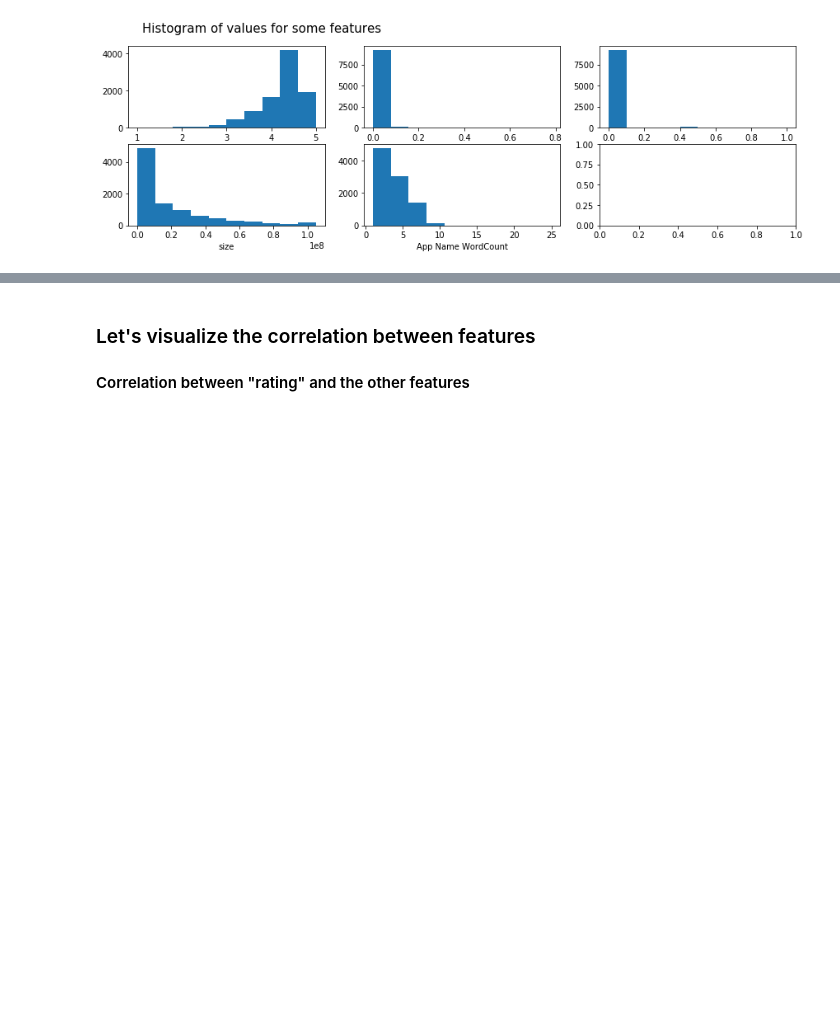
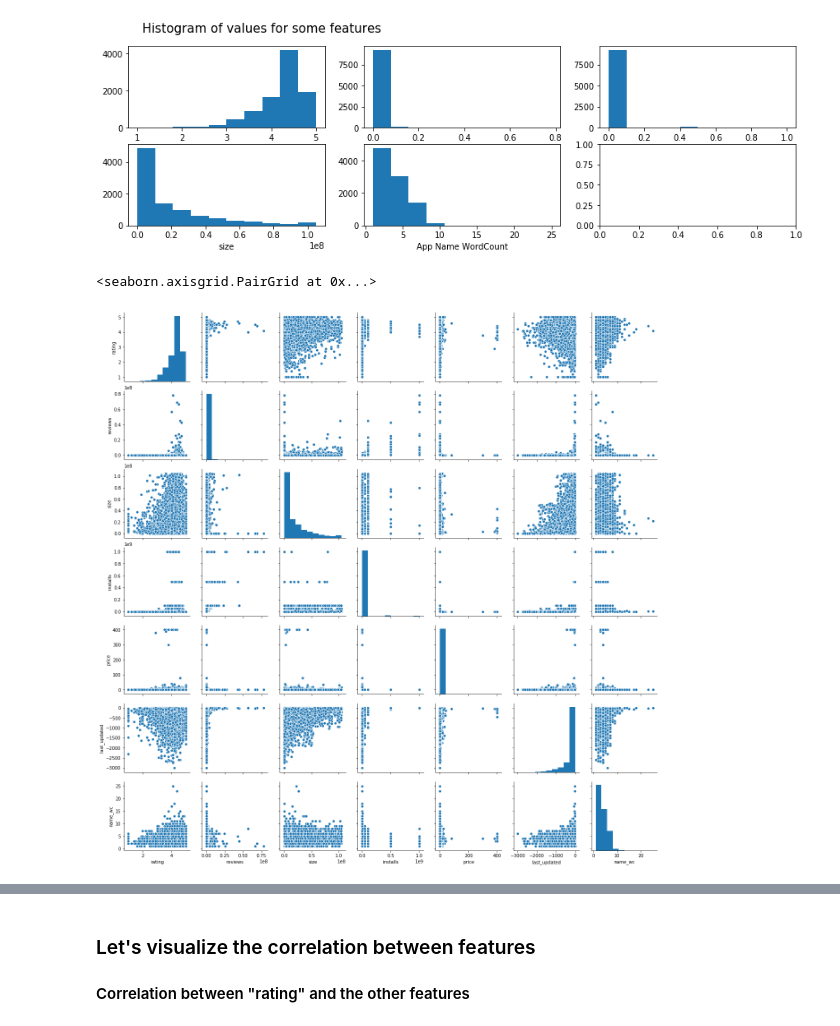
Before and after one commit to mihaighidoveanu/data-science-lab, a Jupyter notebook: AndroidScience.ipynb, the cells around one changed output, grey strips where cells are left out. Cells and saved outputs as stored; diff of their text form; code cells hidden in the pictures; blank space fills up the shorter version.

Commit message:
Add more exploratory plots

```diff
--- a/AndroidScience.ipynb
+++ b/AndroidScience.ipynb
@@ -277,3 +277,8 @@ axs[1][1].set_xlabel('App Name WordCount');
 fig.subplots_adjust(right = 2);
 # %% [output]
 [figure]
+# %%
+sns.pairplot(df)
+# %% [output]
+<seaborn.axisgrid.PairGrid at 0x...>
+[figure, added]
```
Also changed, not shown: parts of 3 cells of this notebook, 1 other file.
